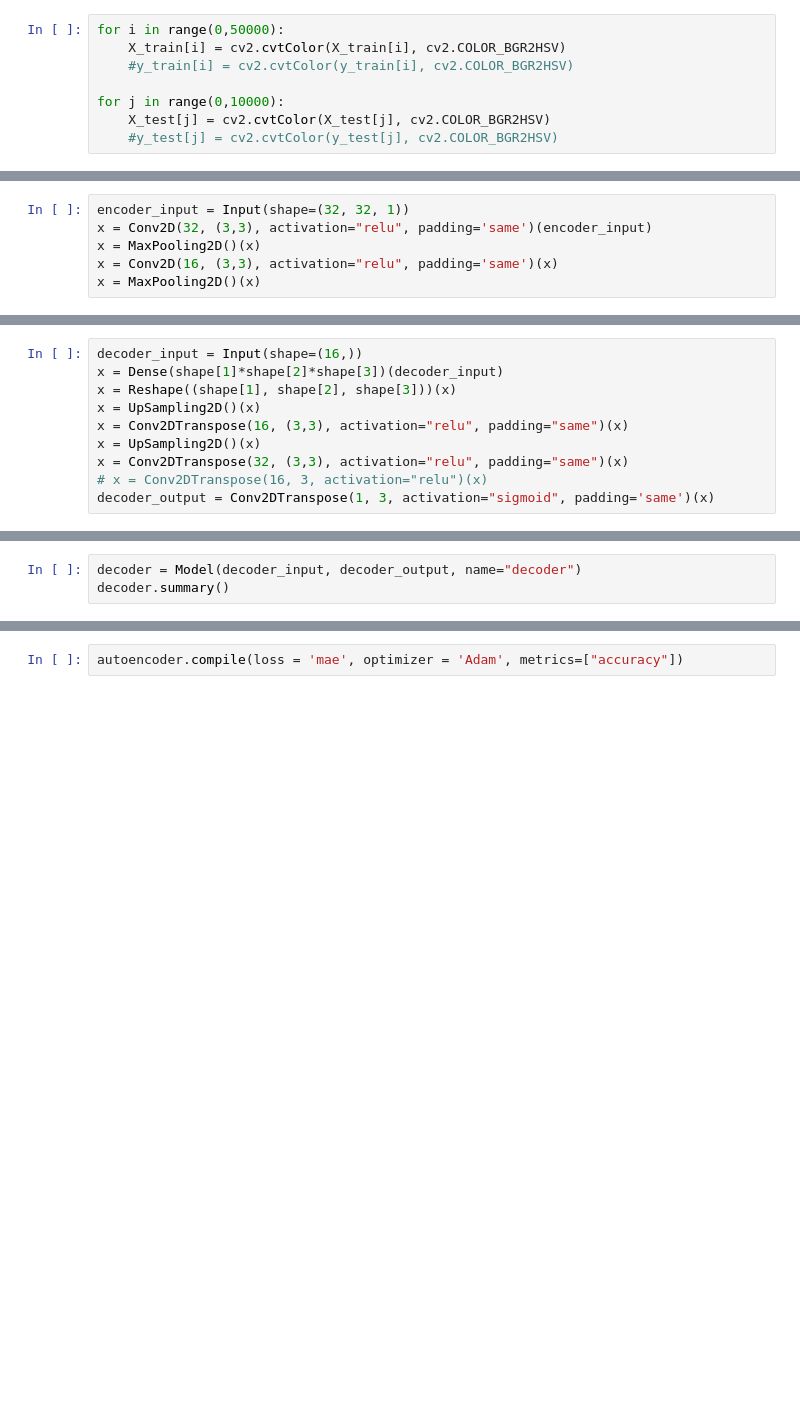
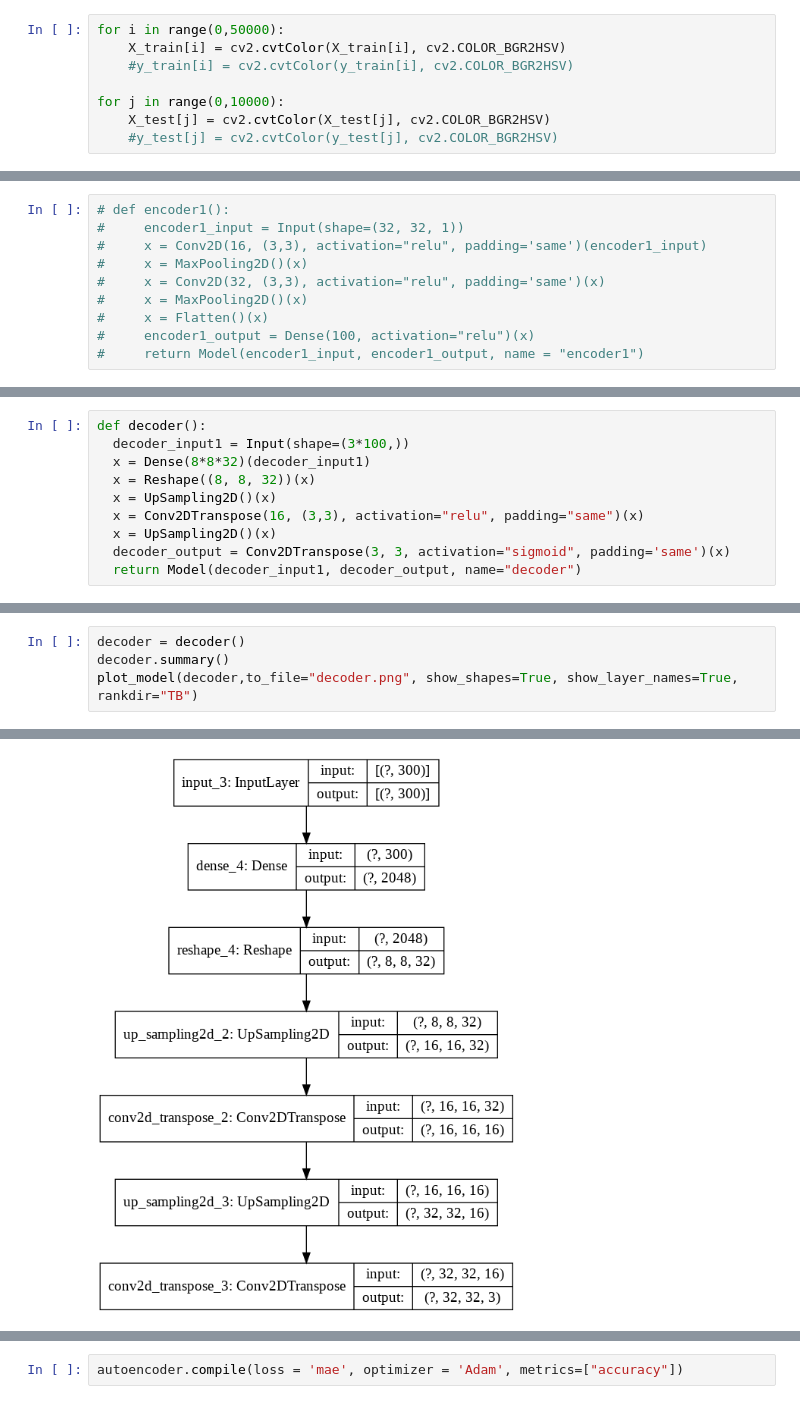
Before and after one commit to ParthMahadik/Neural-Cryptography, a Jupyter notebook: Data Proprocessing.ipynb, the cells around one changed output, grey strips where cells are left out. Saved outputs shown, nothing was run; the diff lists cells and outputs as text; blank space fills up the shorter version.

```diff
--- a/Data Proprocessing.ipynb
+++ b/Data Proprocessing.ipynb
@@ -98,6 +77,10 @@ array([[[[ 10],
 # %%
-encoder_input = Input(shape=(32, 32, 1))
-x = Conv2D(32, (3,3), activation="relu", padding='same')(encoder_input)
-x = MaxPooling2D()(x)
-x = Conv2D(16, (3,3), activation="relu", padding='same')(x)
-x = MaxPooling2D()(x)
+# def encoder1():
+#     encoder1_input = Input(shape=(32, 32, 1))
+#     x = Conv2D(16, (3,3), activation="relu", padding='same')(encoder1_input)
+#     x = MaxPooling2D()(x)
+#     x = Conv2D(32, (3,3), activation="relu", padding='same')(x)
+#     x = MaxPooling2D()(x)
+#     x = Flatten()(x)
+#     encoder1_output = Dense(100, activation="relu")(x)
+#     return Model(encoder1_input, encoder1_output, name = "encoder1")
@@ -130,10 +156,10 @@ _________________________________________________________________
 # %%
-decoder_input = Input(shape=(16,))
-x = Dense(shape[1]*shape[2]*shape[3])(decoder_input)
-x = Reshape((shape[1], shape[2], shape[3]))(x)
-x = UpSampling2D()(x)
-x = Conv2DTranspose(16, (3,3), activation="relu", padding="same")(x)
-x = UpSampling2D()(x)
-x = Conv2DTranspose(32, (3,3), activation="relu", padding="same")(x)
-# x = Conv2DTranspose(16, 3, activation="relu")(x)
-decoder_output = Conv2DTranspose(1, 3, activation="sigmoid", padding='same')(x)
+def decoder():
+  decoder_input1 = Input(shape=(3*100,))
+  x = Dense(8*8*32)(decoder_input1)
+  x = Reshape((8, 8, 32))(x)
+  x = UpSampling2D()(x)
+  x = Conv2DTranspose(16, (3,3), activation="relu", padding="same")(x)
+  x = UpSampling2D()(x)
+  decoder_output = Conv2DTranspose(3, 3, activation="sigmoid", padding='same')(x)
+  return Model(decoder_input1, decoder_output, name="decoder")
@@ -144,3 +165,0 @@ TensorShape([None, 32, 32, 1])
-# %%
-decoder = Model(decoder_input, decoder_output, name="decoder")
-decoder.summary()
@@ -185,0 +208,5 @@ _________________________________________________________________
+# %%
+decoder = decoder()
+decoder.summary()
+plot_model(decoder,to_file="decoder.png", show_shapes=True, show_layer_names=True, rankdir="TB")
+# %% [output]
@@ -185,0 +230 @@ _________________________________________________________________
+[figure, added]
```
Also changed, not shown: parts of 38 cells of this notebook.
